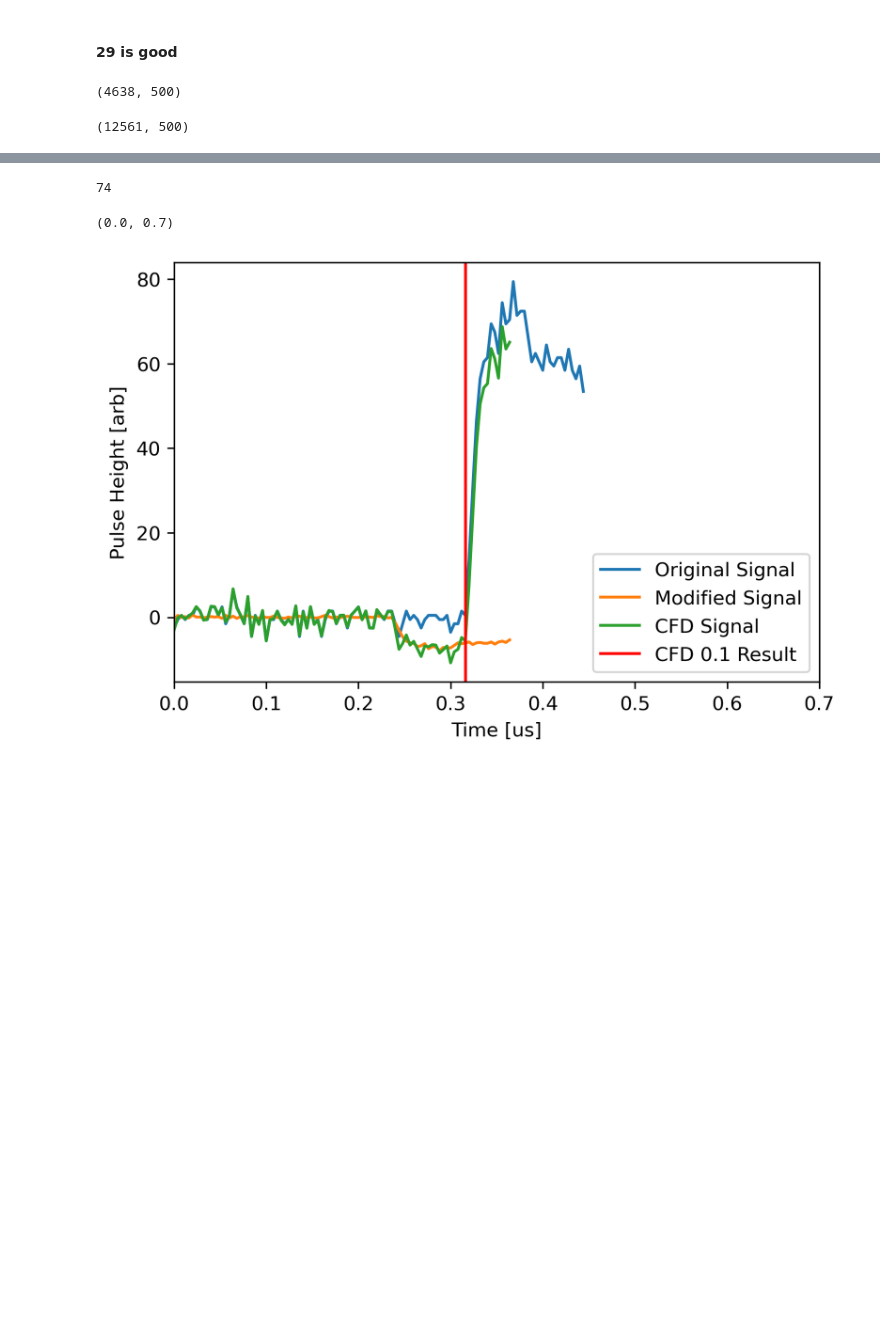
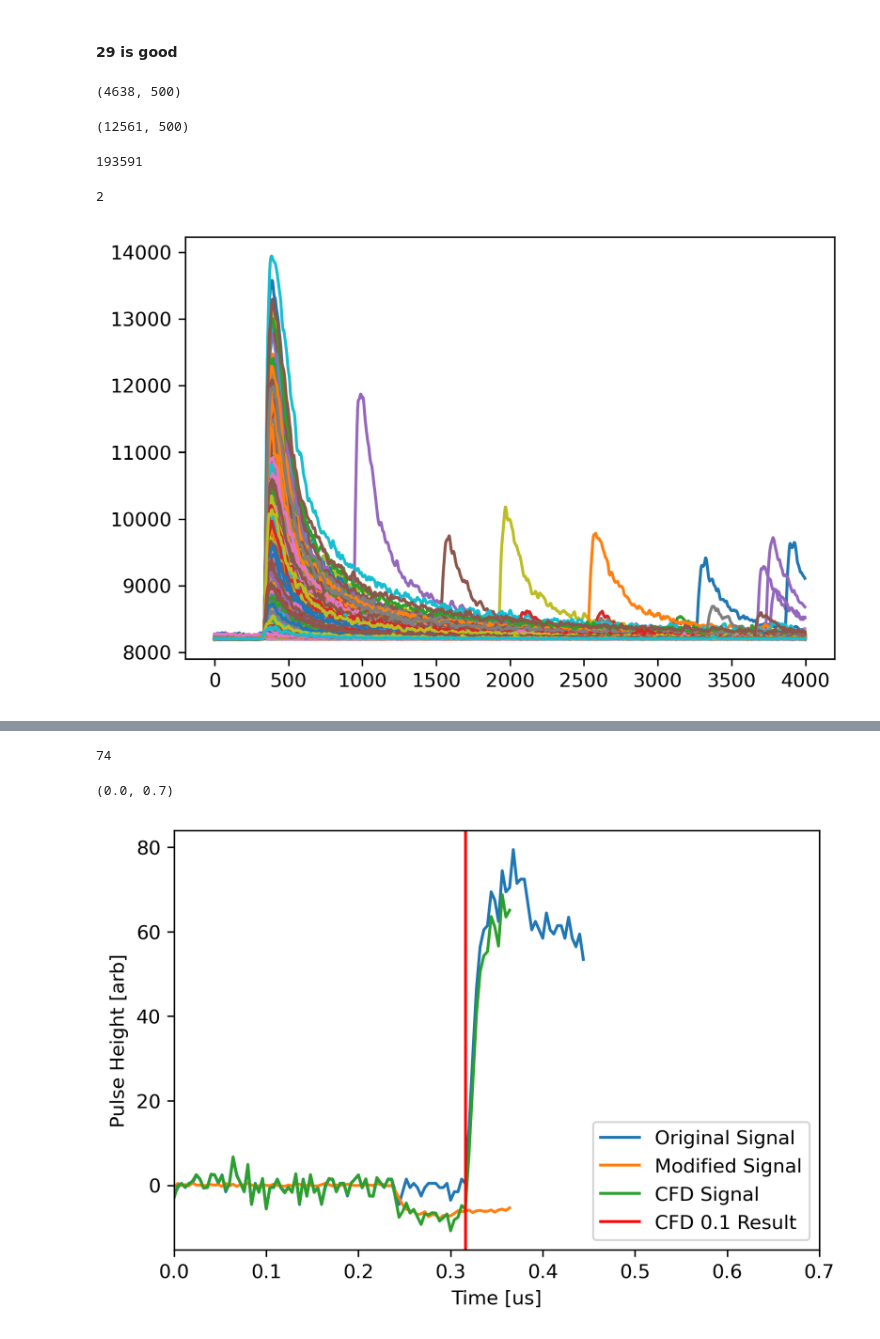
Before and after one commit to cllamb0/NE-204, a Jupyter notebook: Lab-3/NE-204-Lab-3.ipynb, the cells around one changed output, grey strips where cells are left out. Cells and saved outputs as stored; diff of their text form; code cells hidden in the pictures; blank space fills up the shorter version.

```diff
--- a/Lab-3/NE-204-Lab-3.ipynb
+++ b/Lab-3/NE-204-Lab-3.ipynb
@@ -7,8 +7,8 @@ Plots directory already exists
 # %% [markdown]
 #### 29 is good
 # %%
-uncombined_dir = 'Data/Test-1104-Cs137-bypass-1200V-close/'
-uncombined_source = 'Cs137'
+uncombined_dir = 'Data/CLLBC/Cs137/'
+uncombined_source = 'no-n'
 uncombined_data = [uncombined_dir+f for f in os.listdir(uncombined_dir) if f != '.DS_Store' and uncombined_source in f]
 
 file_name = '-'.join(uncombined_data[0].split('/')[-1].split('_')[0].split('-')[:-1])
@@ -24,7 +24,7 @@ for i, file in enumerate(tqdm(uncombined_data, desc='Combining Files')):
     datas.append(data_np_crop)
 merge_data = np.concatenate(datas)
 
-fmerged = h5py.File('Data/Combined_Data/{}-{}.h5'.format(file_name, i+1), 'w')
+fmerged = h5py.File('Data/CLLBC/Combined_Data/{}-{}.h5'.format(file_name, i+1), 'w')
 fmerged.create_dataset('raw_data', data=merge_data)
 
 fmerged.close()
@@ -44,0 +50,17 @@ data_cs_new.shape
+# %%
+data, sat = import_data('Data/CLLBC/Combined_Data/CLLBC-Cs137-25cm-no-n-10.h5')
+# %%
+len(data)
+# %% [output]
+193591
+# %%
+len(sat)
+# %% [output]
+2
+# %%
+for i in range(5000):
+    plt.plot(np.arange(len(data[0]))*4, data[i])
+#plt.xlim(300, 400)
+plt.show()
+# %% [output]
+[figure, added]
```
Also changed, not shown: parts of 9 cells of this notebook.
